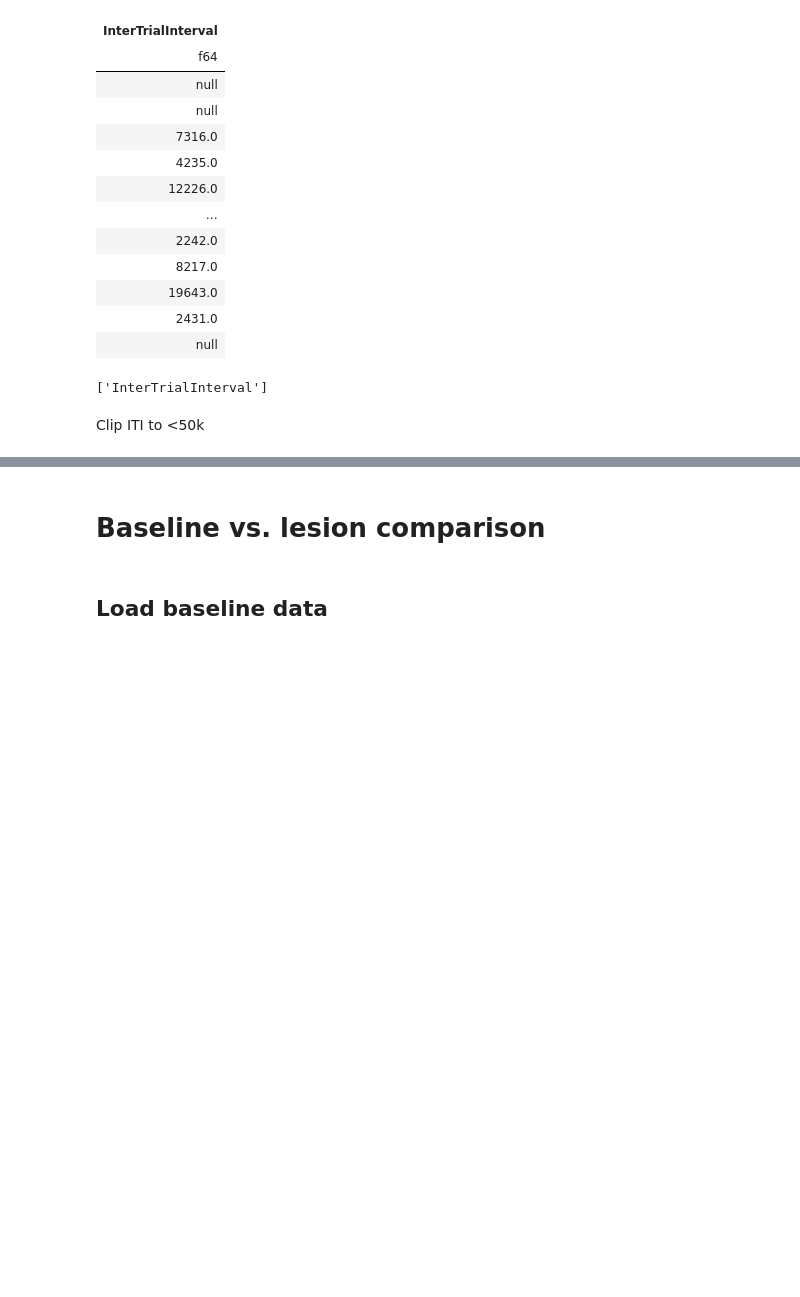
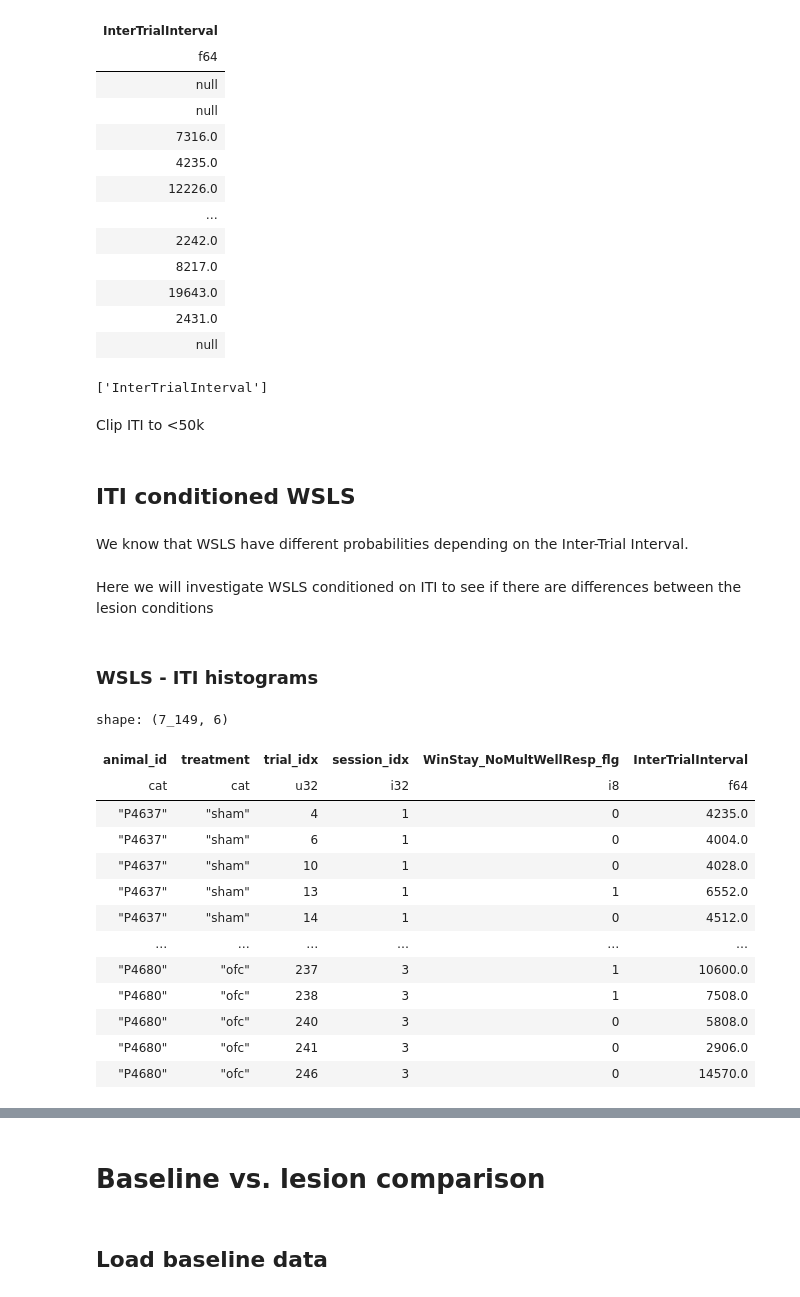
Before and after one commit to BenjoLiving/matching-pennies, a Jupyter notebook: matching_pennies/analysis/experiments/lesion_study_normal.ipynb, the cells around one changed output, grey strips where cells are left out. Saved outputs shown, nothing was run; the diff lists cells and outputs as text; code cells hidden in the pictures; blank space fills up the shorter version.

```diff
--- a/matching_pennies/analysis/experiments/lesion_study_normal.ipynb
+++ b/matching_pennies/analysis/experiments/lesion_study_normal.ipynb
@@ -912,3 +912,35 @@ fig = px.histogram(
 fig.write_image(export_path + "/hist_ITI.svg")
 
 fig.show()
+# %% [markdown]
+## ITI conditioned WSLS
+# %% [markdown]
+We know that WSLS have different probabilities depending on the Inter-Trial Interval.
+# %% [markdown]
+Here we will investigate WSLS conditioned on ITI to see if there are differences between the lesion conditions
+# %% [markdown]
+### WSLS - ITI histograms
+# %%
+ws_iti = (
+    tdf
+    .filter(pl.col("WinStay_NoMultWellResp_flg").is_not_null())
+    .group_by(["animal_id", "treatment", "trial_idx", "session_idx", "WinStay_NoMultWellResp_flg"])
+    .agg(pl.first("InterTrialInterval"))
+    .sort(["animal_id", "treatment", "session_idx", "trial_idx"])
+)
+ws_iti
+# %% [output]
+shape: (7_149, 6)
+| animal_id | treatment | trial_idx | session_idx | WinStay_NoMultWellResp_flg | InterTrialInterval |
+| cat | cat | u32 | i32 | i8 | f64 |
+| "P4637" | "sham" | 4 | 1 | 0 | 4235.0 |
+| "P4637" | "sham" | 6 | 1 | 0 | 4004.0 |
+| "P4637" | "sham" | 10 | 1 | 0 | 4028.0 |
+| "P4637" | "sham" | 13 | 1 | 1 | 6552.0 |
+| "P4637" | "sham" | 14 | 1 | 0 | 4512.0 |
+| … | … | … | … | … | … |
+| "P4680" | "ofc" | 237 | 3 | 1 | 10600.0 |
+| "P4680" | "ofc" | 238 | 3 | 1 | 7508.0 |
+| "P4680" | "ofc" | 240 | 3 | 0 | 5808.0 |
+| "P4680" | "ofc" | 241 | 3 | 0 | 2906.0 |
+| "P4680" | "ofc" | 246 | 3 | 0 | 14570.0 |
```
Also changed, not shown: parts of 28 cells of this notebook.
